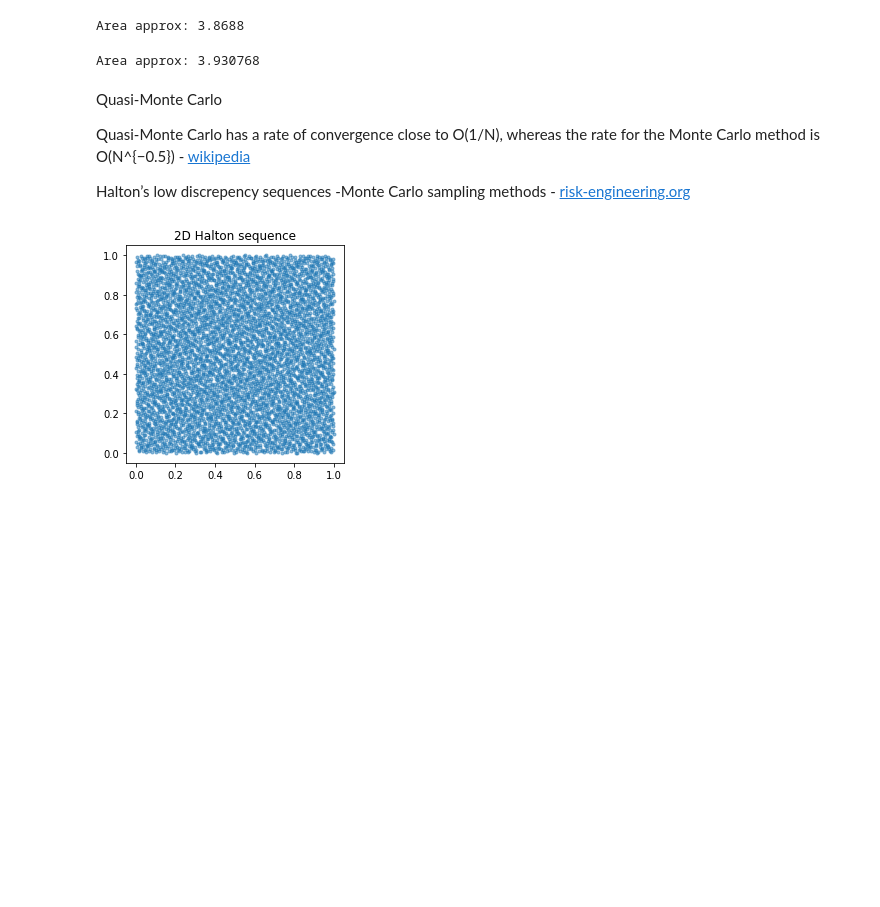
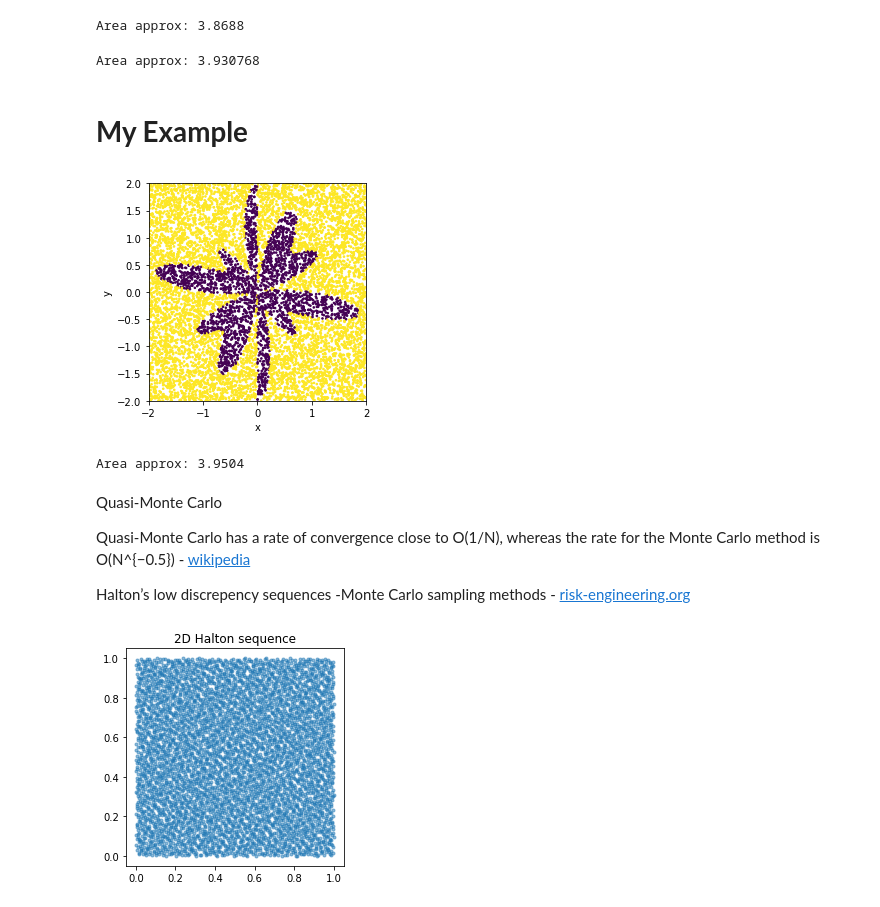
Before and after one commit to javgonzalezvi/MetNumUN2022I, a Jupyter notebook: Lab13/MontecarloAreasgroup8.ipynb, the cells around one changed output. Saved outputs shown, nothing was run; the diff lists cells and outputs as text; code cells hidden in the pictures; blank space fills up the shorter version.

```diff
--- a/Lab13/MontecarloAreasgroup8.ipynb
+++ b/Lab13/MontecarloAreasgroup8.ipynb
@@ -247,3 +253,5 @@ for i in range(n):
 print("Area approx:",(count/float(n))*16)
 # %% [output]
 Area approx: 3.930768
+# %% [markdown]
+# **My Example**
@@ -250,3 +260,38 @@ Area approx: 3.930768
+# %%
+import random
+import matplotlib.pyplot as plt
+import math
+
+n=10000
+count = 0
+xlist=[]
+ylist=[]
+clist=[]
+for i in range(n):
+  x=-2.0 + (4.0* random.random())
+  y=-2.0 + (4.0* random.random())
+  r = math.sqrt(x**2+y**2)
+  theta = math.atan(y/x)
+  c=1
+  if (r <  (1- math.cos(2*theta)* math.sin(7*theta))):
+    count = count +1
+    c=0
+  xlist.append(x)
+  ylist.append(y)
+  clist.append(c)
+# Matplotlib Scatter: Exercise-3 with Solution https://www.w3resource.com/graphics/matplotlib/scatter/matplotlib-scatter-exercise-3.php
+# How can I set the aspect ratio in matplotlib?: https://stackoverflow.com/questions/7965743/how-can-i-set-the-aspect-ratio-in-matplotlib
+plt.figure()
+plt.scatter( xlist, ylist,  c=clist,  s=2.5)
+plt.axis([-2.0, 2.0, -2.0, 2.0])
+plt.xlabel("x")
+plt.ylabel("y")
+plt.axes().set_aspect('equal')
+plt.show()
+print("Area approx:",(count/float(n))*16)
+# %% [output]
+[figure, added]
+Area approx: 3.9504
 # %% [markdown]
 Quasi-Monte Carlo
 
```
Also changed, not shown: parts of 6 cells of this notebook.
